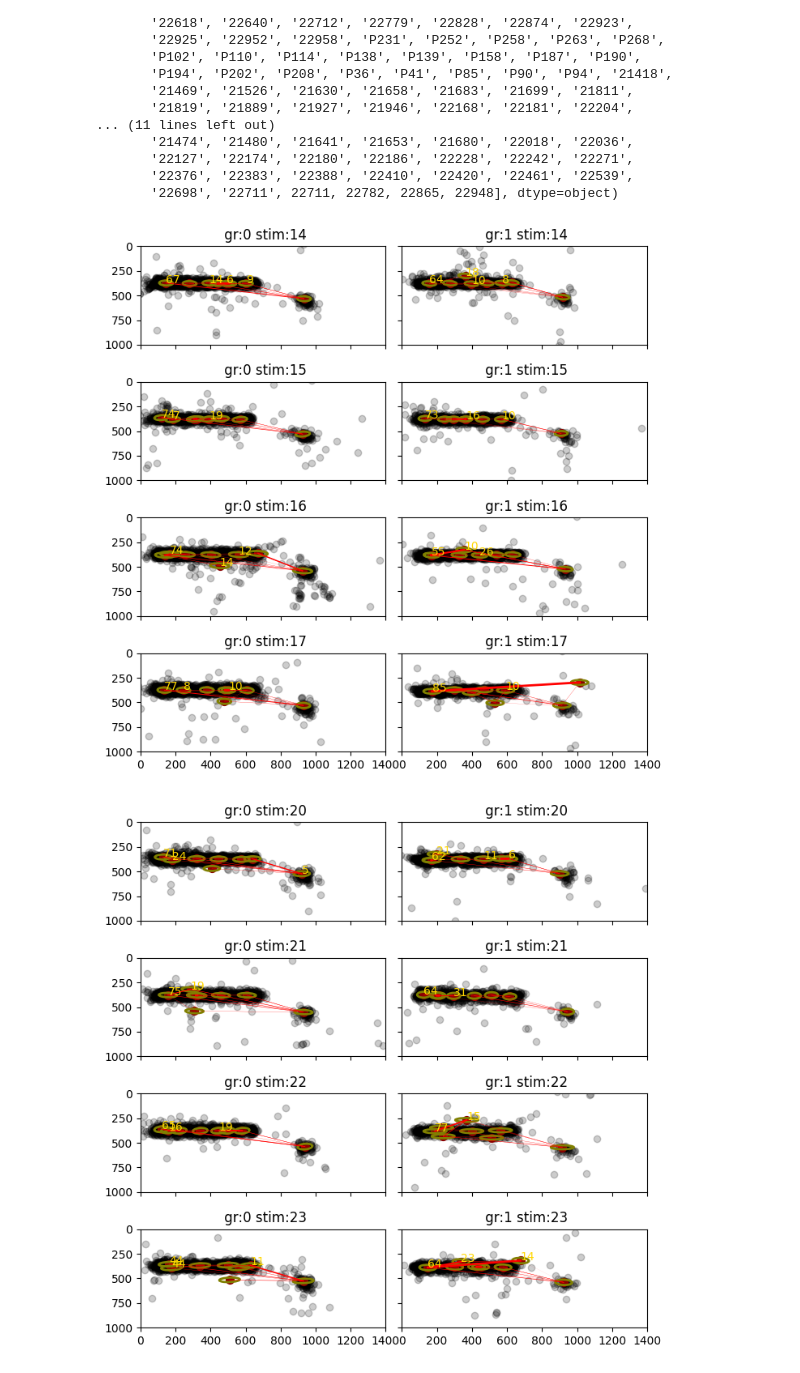
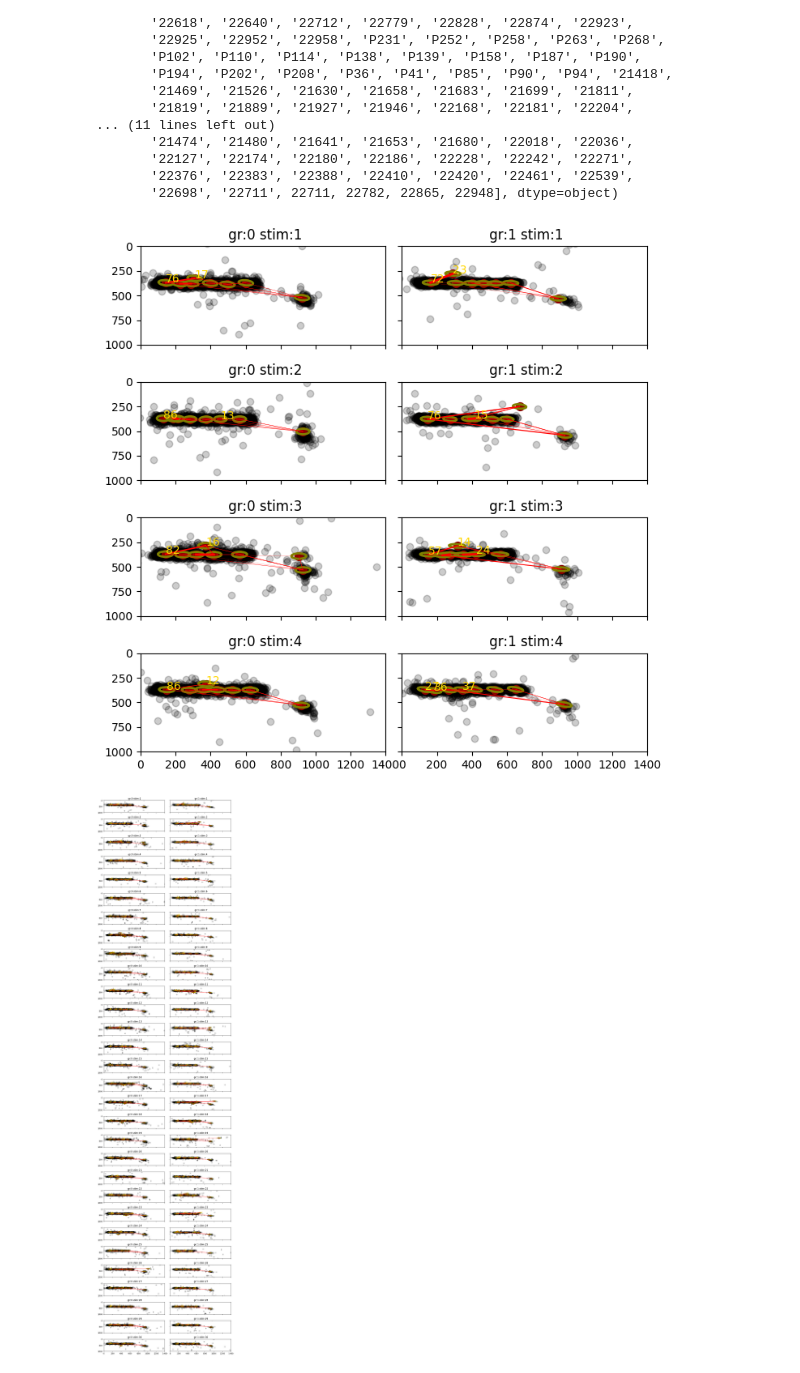
Before and after one commit to nicofilippucci/PyEyeSim, a Jupyter notebook: Notebooks/VisHMM_Graz.ipynb, the cells around one changed output. Saved outputs shown, nothing was run; the diff lists cells and outputs as text; code cells hidden in the pictures.

Commit message:
Fixing plots for Graz and Munich subjects in HMM visualization.

```diff
--- a/Notebooks/VisHMM_Graz.ipynb
+++ b/Notebooks/VisHMM_Graz.ipynb
@@ -205,7 +205,7 @@ GrazDat.loc[GrazDat.Group<3,"dyslexia"]=1
 MunichDat["dyslexia"]=0
 MunichDat.loc[MunichDat.Group<3,"dyslexia"]=1
 # %%
-stimid=np.arange(14,18)
+stimid=np.arange(1,5)
 fig,ax=plt.subplots(ncols=2,nrows=4,sharex=True,sharey=True,figsize=(7,7))
 #ax=ax.flatten()
 for cs,s in enumerate(stimid):
@@ -219,20 +219,19 @@ for cs,s in enumerate(stimid):
         ax[cs,gr].set_title(' gr:'+str(gr)+' stim:'+str(s))
 plt.tight_layout()
 # %% [output]
-[figure, old version]
+[figure, new version]
 # %%
-stimid=np.arange(20,24)
-fig,ax=plt.subplots(ncols=2,nrows=4,sharex=True,sharey=True,figsize=(7,7))
-#ax=ax.flatten()
+stimid=np.arange(1,31)
+fig,ax=plt.subplots(ncols=2,nrows=30,sharex=True,sharey=True,figsize=(10,40))
 for cs,s in enumerate(stimid):
     for gr in range(2):
 
         dIdx=(GrazDat.stimulus==s) & (GrazDat.dyslexia==gr)
         x,y=GrazDat.fix_x[dIdx],GrazDat.fix_y[dIdx]
         mean,covar,transmat,start_p=GetDat(str(gr),s)
         ax[cs,gr].scatter(x,y,color='k',alpha=.2)
         VisHMM(mean,covar,transmat,start_p,ax=ax[cs,gr])
         ax[cs,gr].set_title(' gr:'+str(gr)+' stim:'+str(s))
 plt.tight_layout()
 # %% [output]
-[figure, old version]
+[figure, new version]
```
Also changed, not shown: 1 other file.
